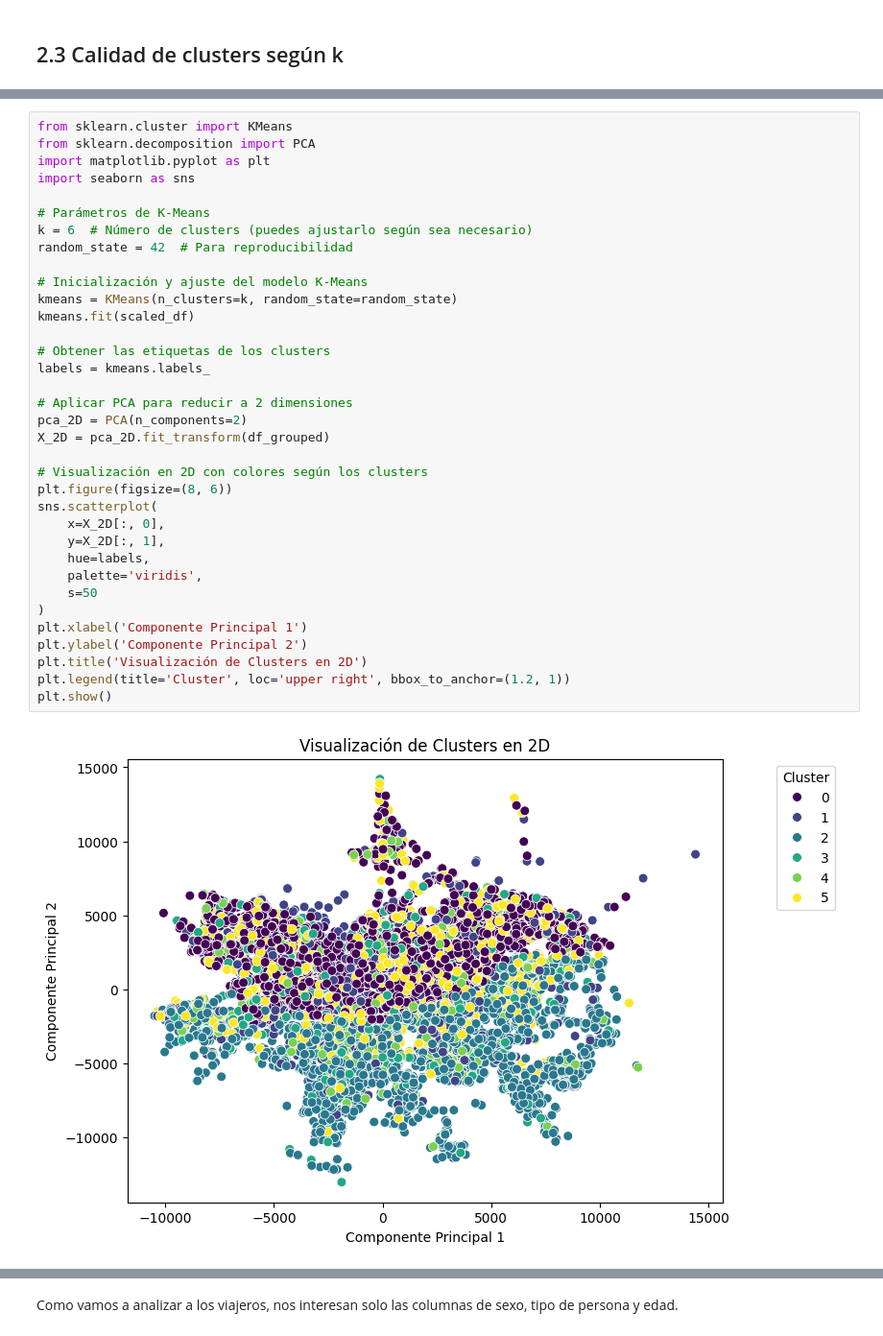
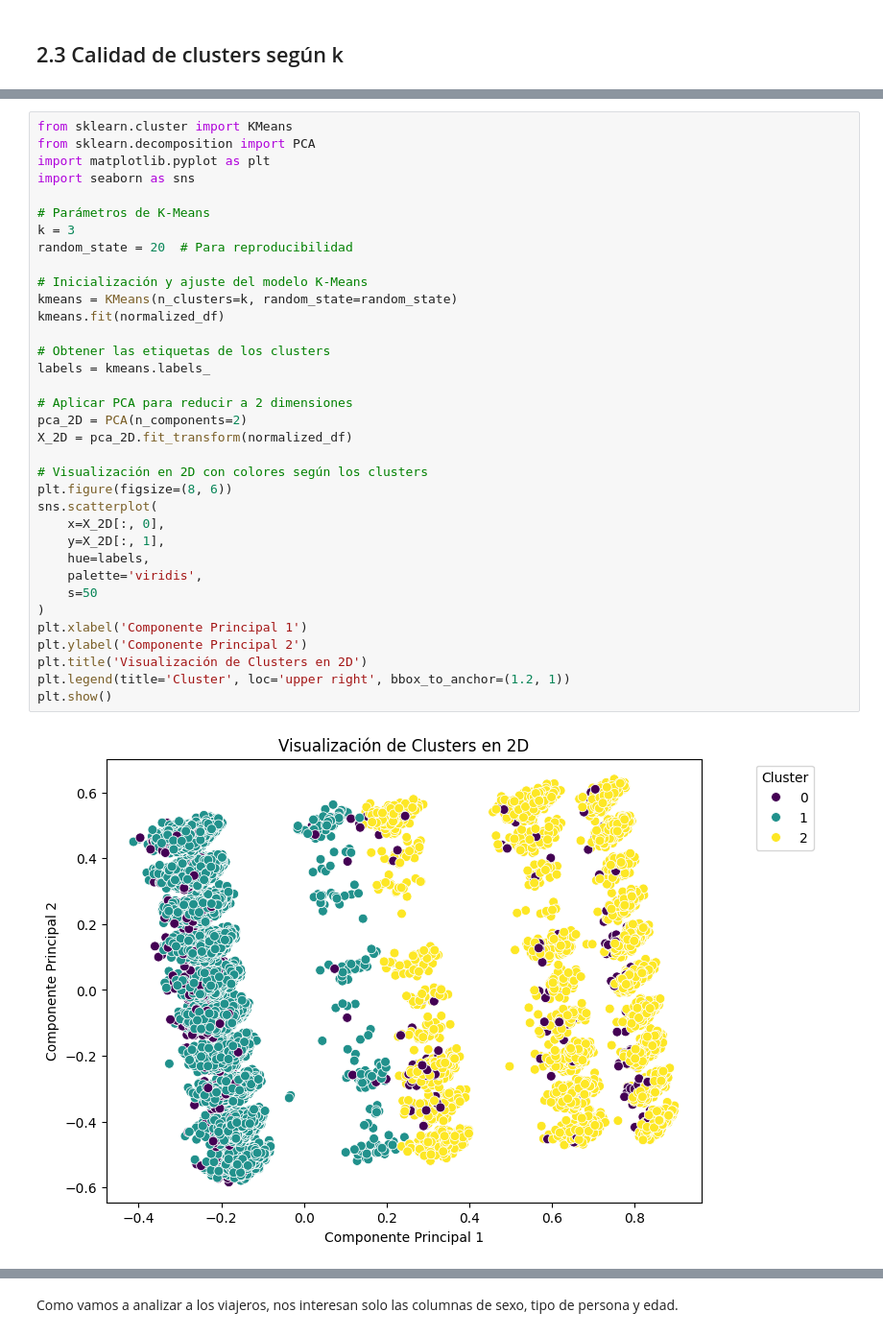
Before and after one commit to kliniik/Practica_AAI_2, a Jupyter notebook: 2_particional.ipynb, the cells around one changed output, grey strips where cells are left out. Shown at 96% size. Cells and saved outputs as stored; diff of their text form.

```diff
--- a/2_particional.ipynb
+++ b/2_particional.ipynb
@@ -376,38 +232,38 @@ from sklearn.cluster import KMeans
 from sklearn.decomposition import PCA
 import matplotlib.pyplot as plt
 import seaborn as sns
 
 # Parámetros de K-Means
-k = 6  # Número de clusters (puedes ajustarlo según sea necesario)
-random_state = 42  # Para reproducibilidad
+k = 3
+random_state = 20  # Para reproducibilidad
 
 # Inicialización y ajuste del modelo K-Means
 kmeans = KMeans(n_clusters=k, random_state=random_state)
-kmeans.fit(scaled_df)
+kmeans.fit(normalized_df)
 
 # Obtener las etiquetas de los clusters
 labels = kmeans.labels_
 
 # Aplicar PCA para reducir a 2 dimensiones
 pca_2D = PCA(n_components=2)
-X_2D = pca_2D.fit_transform(df_grouped)
+X_2D = pca_2D.fit_transform(normalized_df)
 
 # Visualización en 2D con colores según los clusters
 plt.figure(figsize=(8, 6))
 sns.scatterplot(
     x=X_2D[:, 0],
     y=X_2D[:, 1],
     hue=labels,
     palette='viridis',
     s=50
 )
 plt.xlabel('Componente Principal 1')
 plt.ylabel('Componente Principal 2')
 plt.title('Visualización de Clusters en 2D')
 plt.legend(title='Cluster', loc='upper right', bbox_to_anchor=(1.2, 1))
 plt.show()
 # %% [output]
-[figure, old version]
+[figure, new version]
 # %%
 from sklearn.cluster import KMeans
 import matplotlib.pyplot as plt
```
Also changed, not shown: parts of 35 cells of this notebook.
